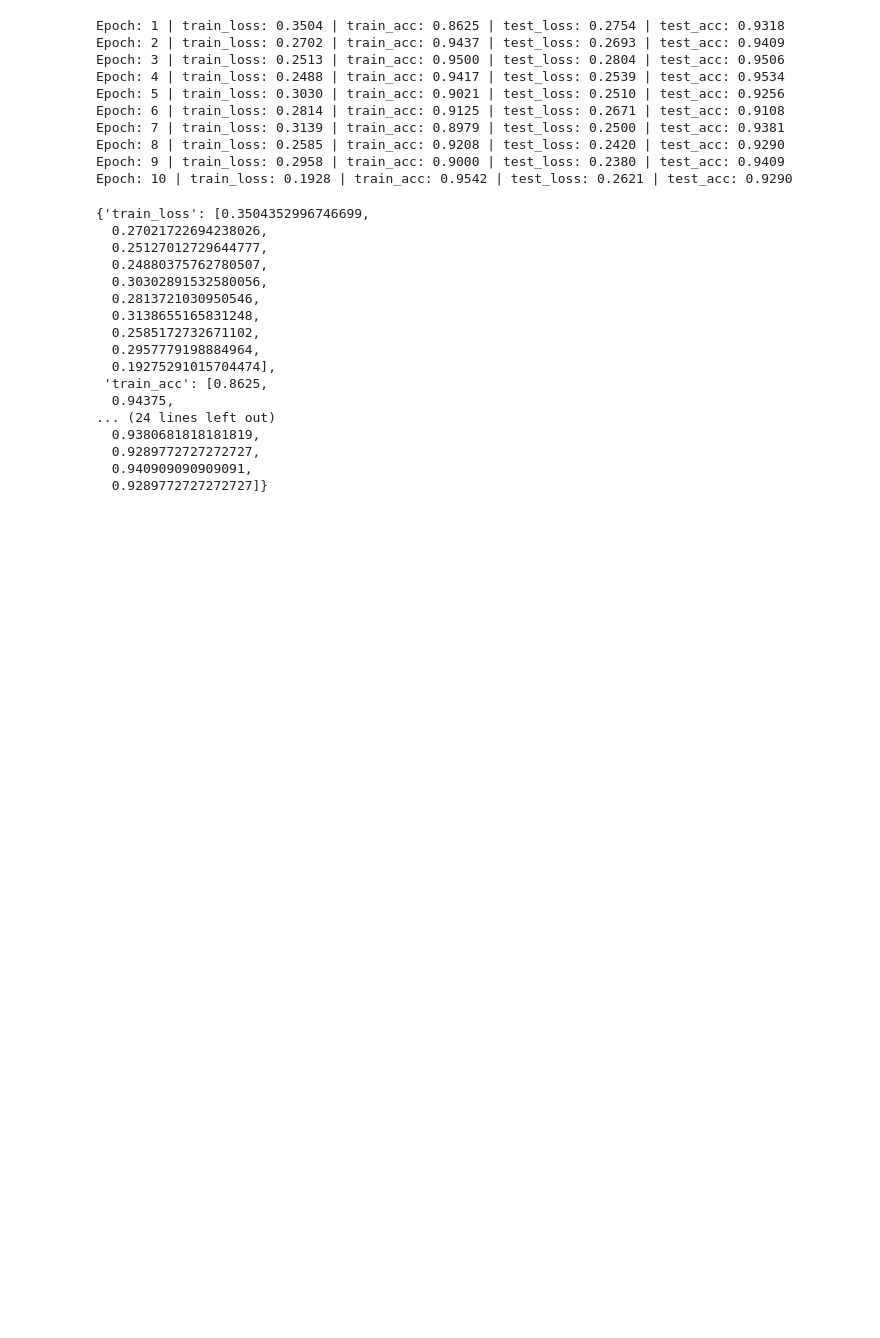
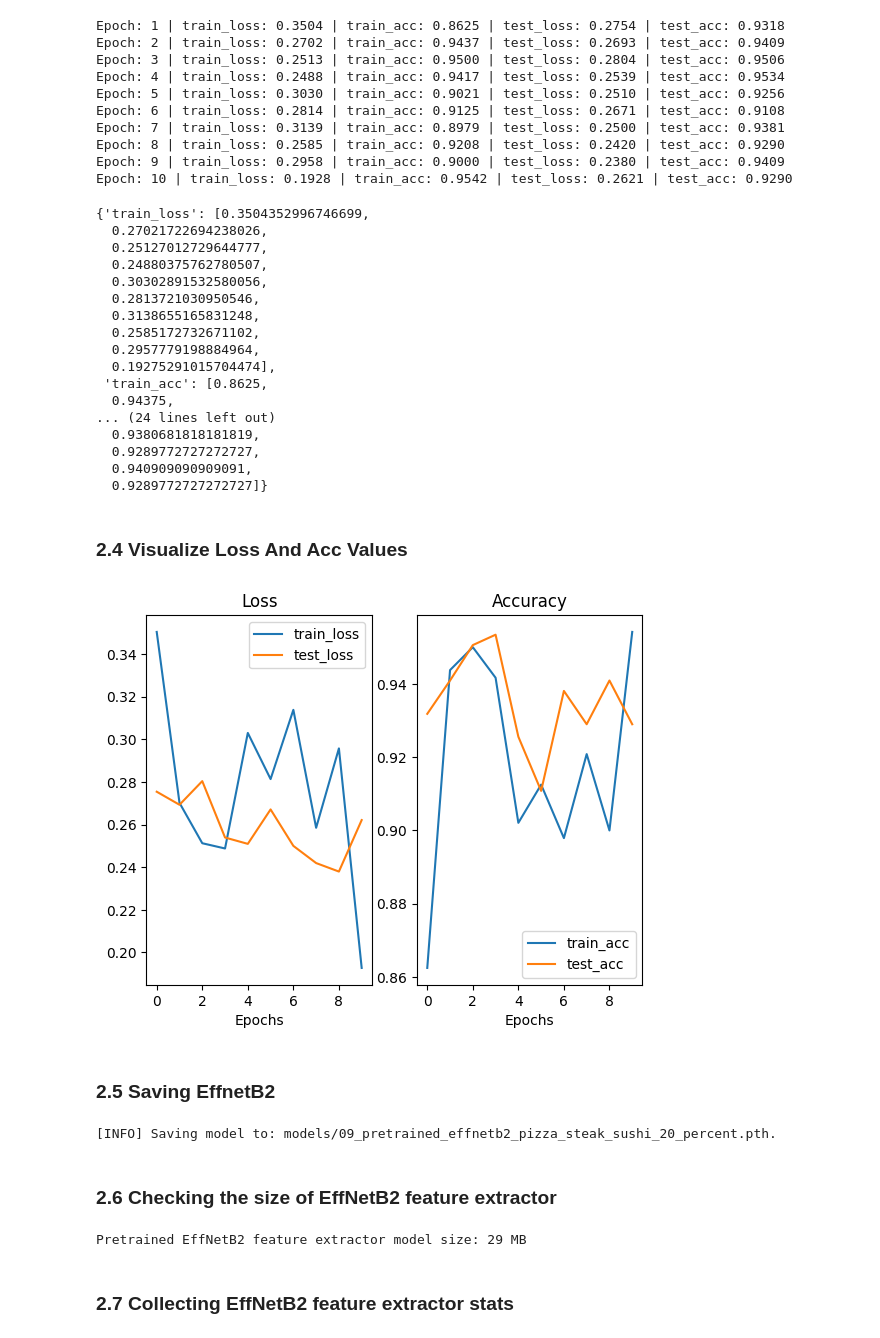
Before and after one commit to dogukangur0/Model_Deployment, a Jupyter notebook: Model_Deployment.ipynb, the cells around one changed output. Drawn from its saved outputs; the diff is of its cells as text; code cells hidden in the pictures; blank space fills up the shorter version.

Commit message:
Visualized Loss and Acc Values, Saved Model , Colleted EffNetB2 Feature Extractor Stats

```diff
--- a/Model_Deployment.ipynb
+++ b/Model_Deployment.ipynb
@@ -290,3 +290,65 @@ Epoch: 10 | train_loss: 0.1928 | train_acc: 0.9542 | test_loss: 0.2621 | test_ac
   0.9289772727272727,
   0.940909090909091,
   0.9289772727272727]}
+# %% [markdown]
+### 2.4 Visualize Loss And Acc Values
+# %%
+def plot_loss_curves(results):
+  train_loss = results["train_loss"]
+  test_loss = results["test_loss"]
+
+  train_acc = results["train_acc"]
+  test_acc = results["test_acc"]
+
+  epochs = range(len(results["train_loss"]))
+
+  plt.figure()
+  plt.subplot(1, 2, 1)
+  plt.plot(epochs, train_loss, label = "train_loss")
+  plt.plot(epochs, test_loss, label = "test_loss")
+  plt.title("Loss")
+  plt.xlabel("Epochs")
+  plt.legend()
+
+  plt.subplot(1, 2, 2)
+  plt.plot(epochs, train_acc, label = "train_acc")
+  plt.plot(epochs, test_acc, label = "test_acc")
+  plt.title("Accuracy")
+  plt.xlabel("Epochs")
+  plt.legend()
+# %%
+plot_loss_curves(effnetb2_results)
+# %% [output]
+[figure, added]
+# %% [markdown]
+### 2.5 Saving EffnetB2
+# %%
+import pathlib
+def save_model(model: torch.nn.Module,
+               target_dir : str,
+               model_name : str):
+
+  target_dir_path = pathlib.Path(target_dir)
+  target_dir_path.mkdir(parents = True, exist_ok = True)
+
+  assert model_name.endswith(".pth") or model_name.endswith(".pt"), "model name should end with '.pth' or '.pt'."
+
+  model_save_path = target_dir_path / model_name
+
+  print(f"[INFO] Saving model to: {model_save_path}.")
+  torch.save(obj = model.state_dict(),
+             f =  model_save_path)
+
+save_model(model = effnetb2, target_dir = "models", model_name = "09_pretrained_effnetb2_pizza_steak_sushi_20_percent.pth")
+# %% [output]
+[INFO] Saving model to: models/09_pretrained_effnetb2_pizza_steak_sushi_20_percent.pth.
+# %% [markdown]
+### 2.6 Checking the size of EffNetB2 feature extractor
+# %%
+import pathlib
+pretrained_effnetb2_model_size = pathlib.Path("models/09_pretrained_effnetb2_pizza_steak_sushi_20_percent.pth").stat().st_size // (1024 * 1024)
+print(f"Pretrained EffNetB2 feature extractor model size: {pretrained_effnetb2_model_size} MB")
+# %% [output]
+Pretrained EffNetB2 feature extractor model size: 29 MB
+# %% [markdown]
+### 2.7 Collecting EffNetB2 feature extractor stats
```
Also changed, not shown: parts of 2 cells of this notebook.
